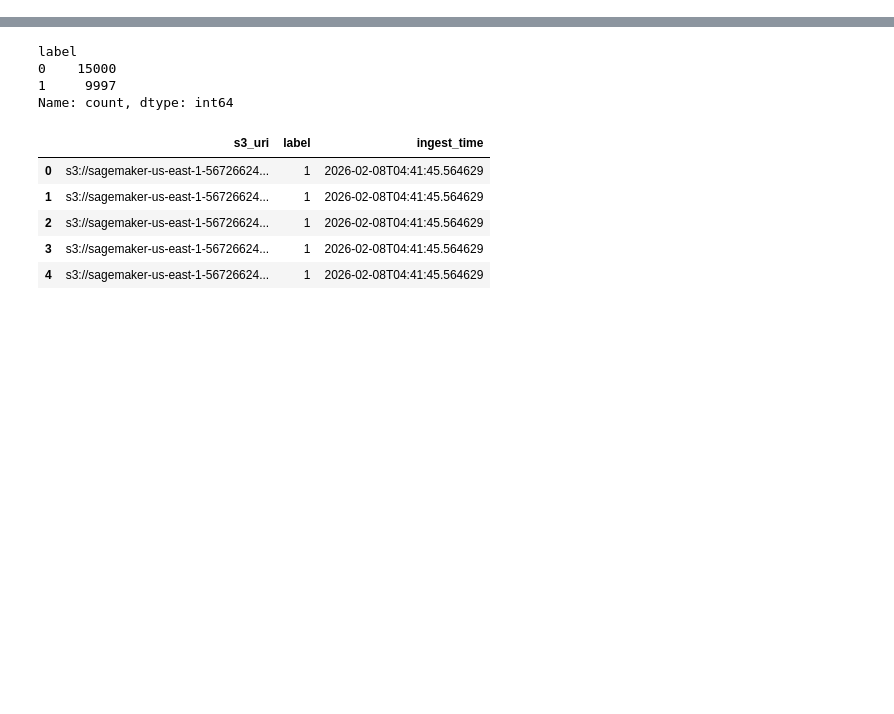
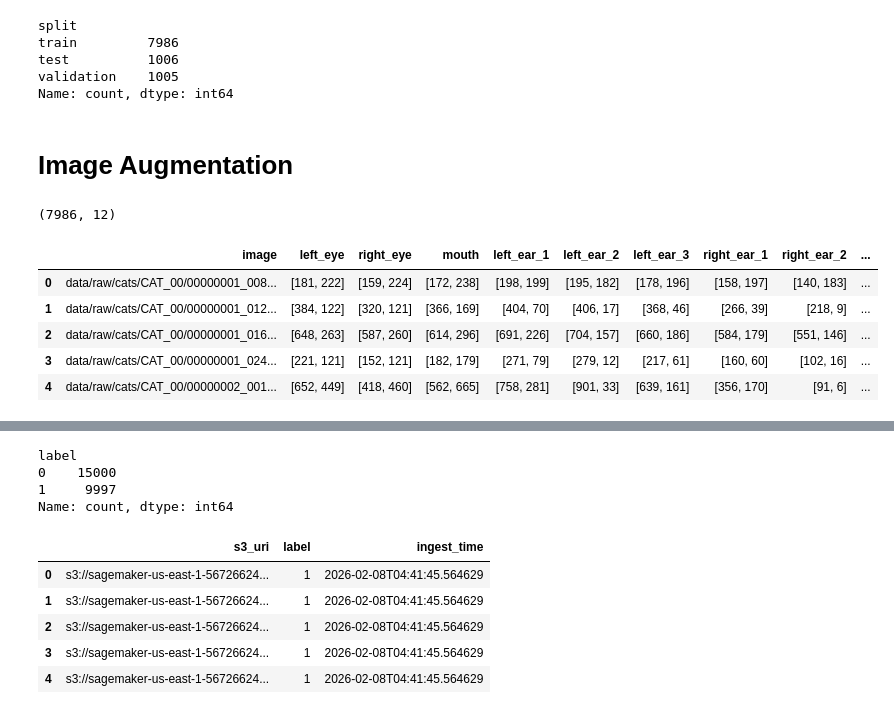
Before and after one commit to lpam-sd/AAI_540_Grp_6, a Jupyter notebook: 2_Ingestion.ipynb, the cells around one changed output, grey strips where cells are left out. Saved outputs shown, nothing was run; the diff lists cells and outputs as text; code cells hidden in the pictures; blank space fills up the shorter version.

```diff
--- a/2_Ingestion.ipynb
+++ b/2_Ingestion.ipynb
@@ -240,0 +134,16 @@ Uploaded noncats: 15000
+# %%
+n = cats_ann.shape[0]
+splits = np.random.choice(["train", "test", "validation"],
+                          size=n, p=[.8, .1, .1])
+
+cats_ann["version"] = ["raw" for _ in range(n)]
+cats_ann["split"] = splits
+cats_ann["split"].value_counts()
+# %% [output]
+split
+train         7986
+test          1006
+validation    1005
+Name: count, dtype: int64
+# %% [markdown]
+# Image Augmentation
@@ -240,0 +201,44 @@ Uploaded noncats: 15000
+# %%
+# Version 2 Image Augmentations
+cat_aug_v2 = A.Compose(
+    [
+        A.HorizontalFlip(p=1),
+        A.GaussNoise(p=1, noise_scale_factor=.01),
+        A.Blur(p=1, blur_limit=(3, 3)),
+    ],
+    keypoint_params=A.KeypointParams(format="xy", remove_invisible=False)
+)
+
+# Version 3 Image Augmentations
+cat_aug_v3 = A.Compose(
+    [
+        A.HorizontalFlip(p=1),
+		A.VerticalFlip(p=1),
+        A.GaussNoise(p=1, noise_scale_factor=.01),
+        A.Blur(p=1, blur_limit=(3, 3)),
+    ],
+    keypoint_params=A.KeypointParams(format="xy", remove_invisible=False)
+)
+
+# Only augmenting Training data
+aug_df = cats_ann[(cats_ann["split"]=="train") & (cats_ann["version"]=="raw")]
+print(aug_df.shape)
+# %% [output]
+(7986, 12)
+# %%
+aug_meta_v2 = augmentation_pipeline(aug_df,
+                      key="image",
+                      coord_cols=features,
+                      metadata_headers=cats_ann.columns,
+                      split="train",
+                      suffix="v2",
+                      composition=cat_aug_v2)
+# %%
+aug_meta_v2.head()
+# %% [output]
+|  | image | left_eye | right_eye | mouth | left_ear_1 | left_ear_2 | left_ear_3 | right_ear_1 | right_ear_2 | ... |
+| 0 | data/raw/cats/CAT_00/00000001_008... | [181, 222] | [159, 224] | [172, 238] | [198, 199] | [195, 182] | [178, 196] | [158, 197] | [140, 183] | ... |
+| 1 | data/raw/cats/CAT_00/00000001_012... | [384, 122] | [320, 121] | [366, 169] | [404, 70] | [406, 17] | [368, 46] | [266, 39] | [218, 9] | ... |
+| 2 | data/raw/cats/CAT_00/00000001_016... | [648, 263] | [587, 260] | [614, 296] | [691, 226] | [704, 157] | [660, 186] | [584, 179] | [551, 146] | ... |
+| 3 | data/raw/cats/CAT_00/00000001_024... | [221, 121] | [152, 121] | [182, 179] | [271, 79] | [279, 12] | [217, 61] | [160, 60] | [102, 16] | ... |
+| 4 | data/raw/cats/CAT_00/00000002_001... | [652, 449] | [418, 460] | [562, 665] | [758, 281] | [901, 33] | [639, 161] | [356, 170] | [91, 6] | ... |
```
Also changed, not shown: parts of 37 cells of this notebook.
